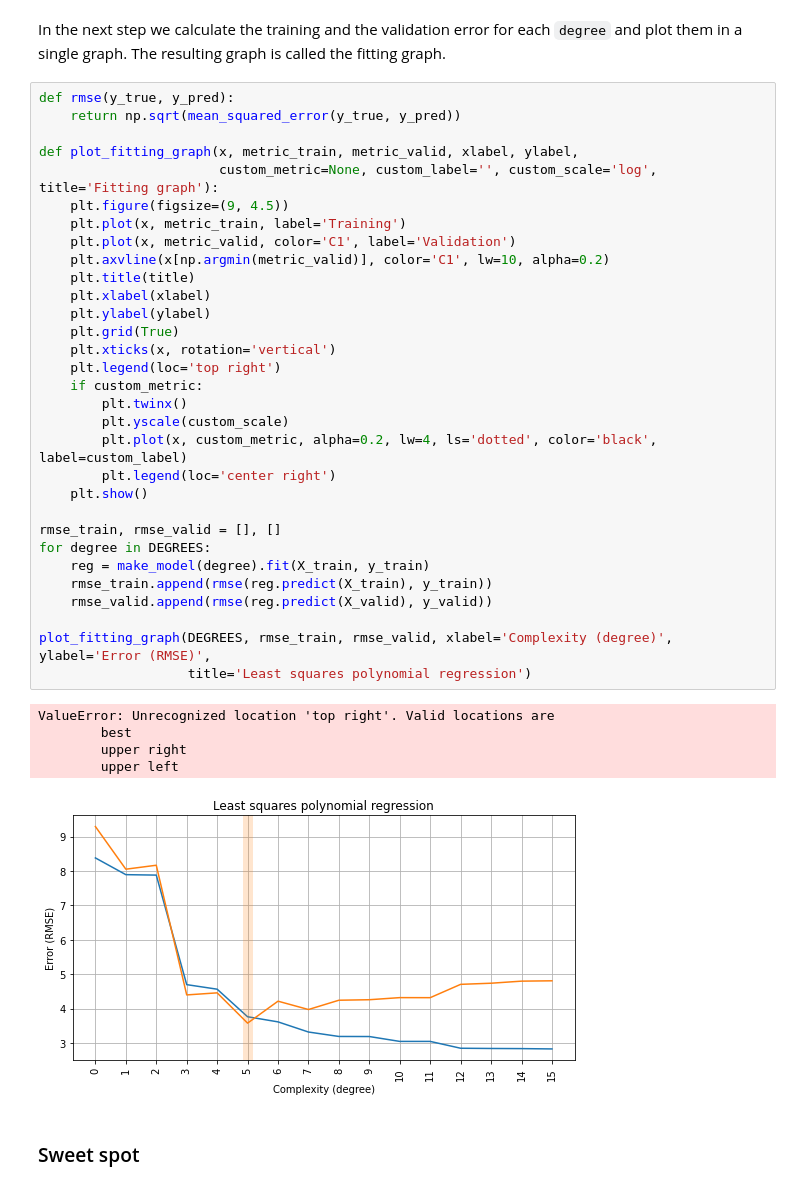
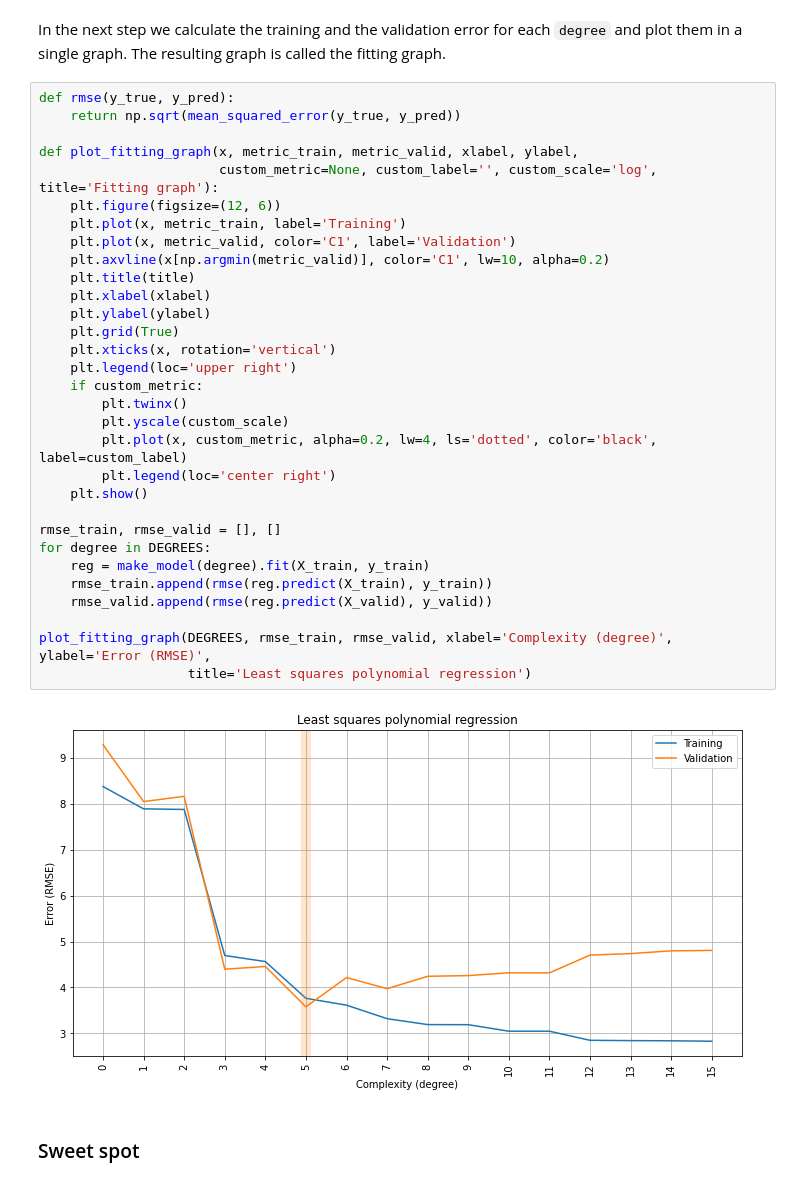
Before and after one commit to wert1999/RSschool, a Jupyter notebook: overfitting_regularization.ipynb, the cells around one changed output. Saved outputs shown, nothing was run; the diff lists cells and outputs as text.

```diff
--- a/overfitting_regularization.ipynb
+++ b/overfitting_regularization.ipynb
@@ -172,40 +161,36 @@ In the next step we calculate the training and the validation error for each `de
 # %%
 def rmse(y_true, y_pred):
     return np.sqrt(mean_squared_error(y_true, y_pred))
 
 def plot_fitting_graph(x, metric_train, metric_valid, xlabel, ylabel,
                        custom_metric=None, custom_label='', custom_scale='log', title='Fitting graph'):
-    plt.figure(figsize=(9, 4.5))
+    plt.figure(figsize=(12, 6))
     plt.plot(x, metric_train, label='Training')
     plt.plot(x, metric_valid, color='C1', label='Validation')
     plt.axvline(x[np.argmin(metric_valid)], color='C1', lw=10, alpha=0.2)
     plt.title(title)
     plt.xlabel(xlabel)
     plt.ylabel(ylabel)
     plt.grid(True)
     plt.xticks(x, rotation='vertical')
-    plt.legend(loc='top right')
+    plt.legend(loc='upper right')
     if custom_metric:
         plt.twinx()
         plt.yscale(custom_scale)
         plt.plot(x, custom_metric, alpha=0.2, lw=4, ls='dotted', color='black', label=custom_label)
         plt.legend(loc='center right')
     plt.show()
 
 rmse_train, rmse_valid = [], []
 for degree in DEGREES:
     reg = make_model(degree).fit(X_train, y_train)
     rmse_train.append(rmse(reg.predict(X_train), y_train))
     rmse_valid.append(rmse(reg.predict(X_valid), y_valid))
 
 plot_fitting_graph(DEGREES, rmse_train, rmse_valid, xlabel='Complexity (degree)', ylabel='Error (RMSE)',
                    title='Least squares polynomial regression')
 # %% [output]
-ValueError: Unrecognized location 'top right'. Valid locations are
-        best
-        upper right
-        upper left
-[figure, old version]
+[figure, new version]
 # %% [markdown]
 ### Sweet spot
 # %% [markdown]
```
Also changed, not shown: parts of 60 cells of this notebook.
